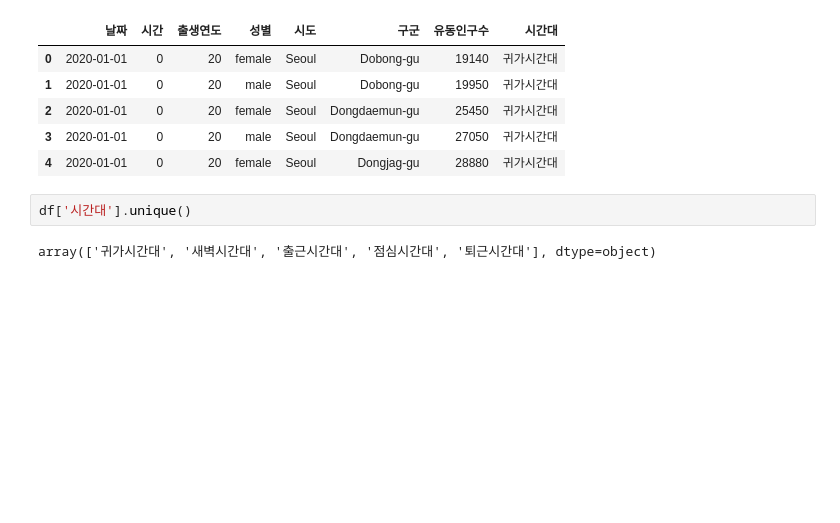
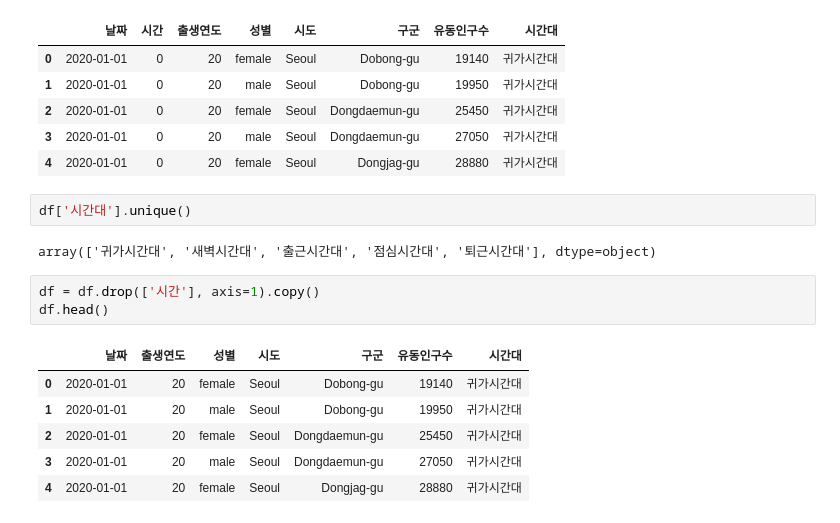
Before and after one commit to young-hun-jo/KaggleStruggle, a Jupyter notebook: covid_19/Dacon_covid19_3week.ipynb, the cells around one changed output. Cells and saved outputs as stored; diff of their text form; blank space fills up the shorter version.

```diff
--- a/covid_19/Dacon_covid19_3week.ipynb
+++ b/covid_19/Dacon_covid19_3week.ipynb
@@ -544,3 +544,13 @@ df.head()
 df['시간대'].unique()
 # %% [output]
 array(['귀가시간대', '새벽시간대', '출근시간대', '점심시간대', '퇴근시간대'], dtype=object)
+# %%
+df = df.drop(['시간'], axis=1).copy()
+df.head()
+# %% [output]
+|  | 날짜 | 출생연도 | 성별 | 시도 | 구군 | 유동인구수 | 시간대 |
+| 0 | 2020-01-01 | 20 | female | Seoul | Dobong-gu | 19140 | 귀가시간대 |
+| 1 | 2020-01-01 | 20 | male | Seoul | Dobong-gu | 19950 | 귀가시간대 |
+| 2 | 2020-01-01 | 20 | female | Seoul | Dongdaemun-gu | 25450 | 귀가시간대 |
+| 3 | 2020-01-01 | 20 | male | Seoul | Dongdaemun-gu | 27050 | 귀가시간대 |
+| 4 | 2020-01-01 | 20 | female | Seoul | Dongjag-gu | 28880 | 귀가시간대 |
```
Also changed, not shown: parts of 3 cells of this notebook.
